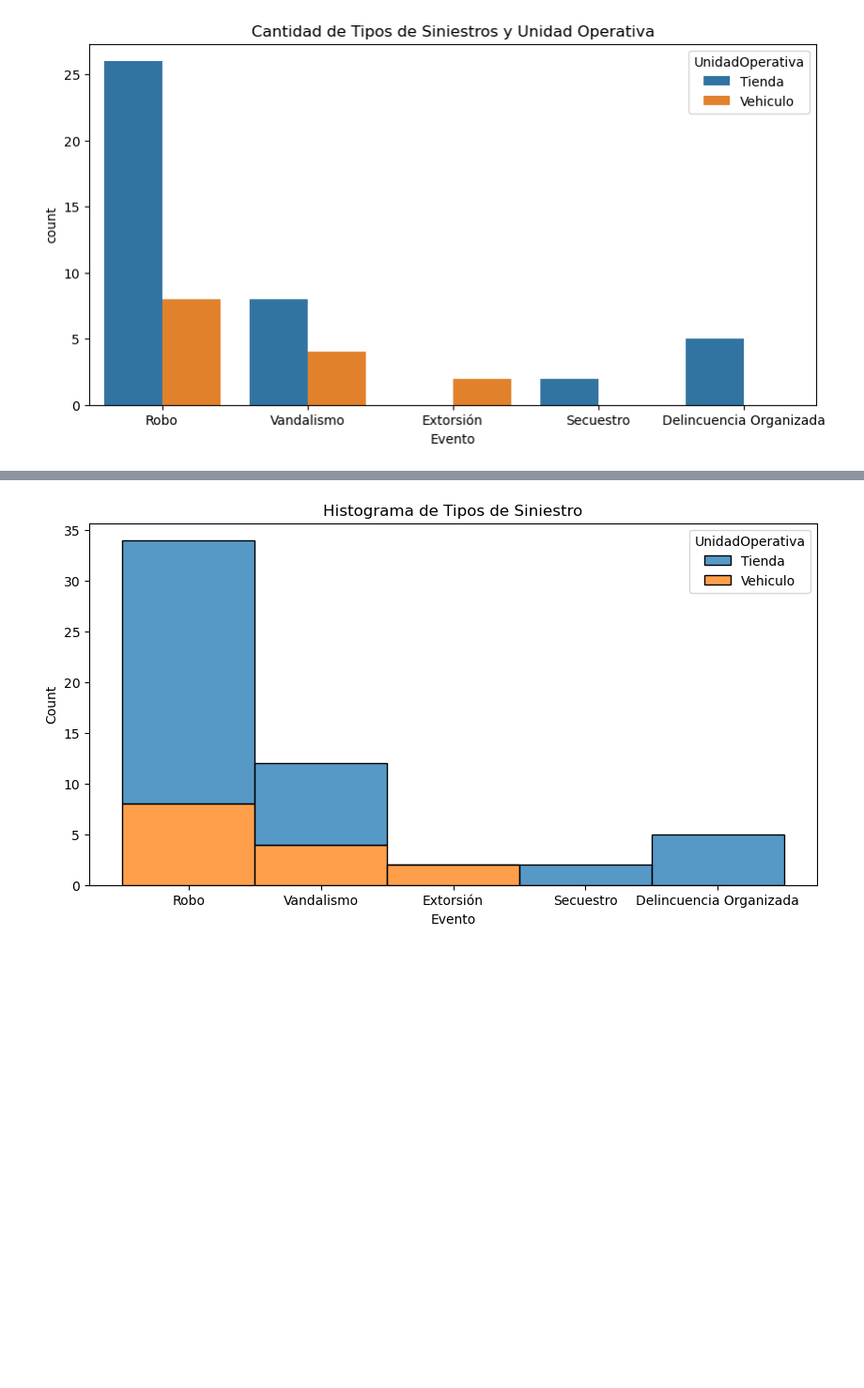
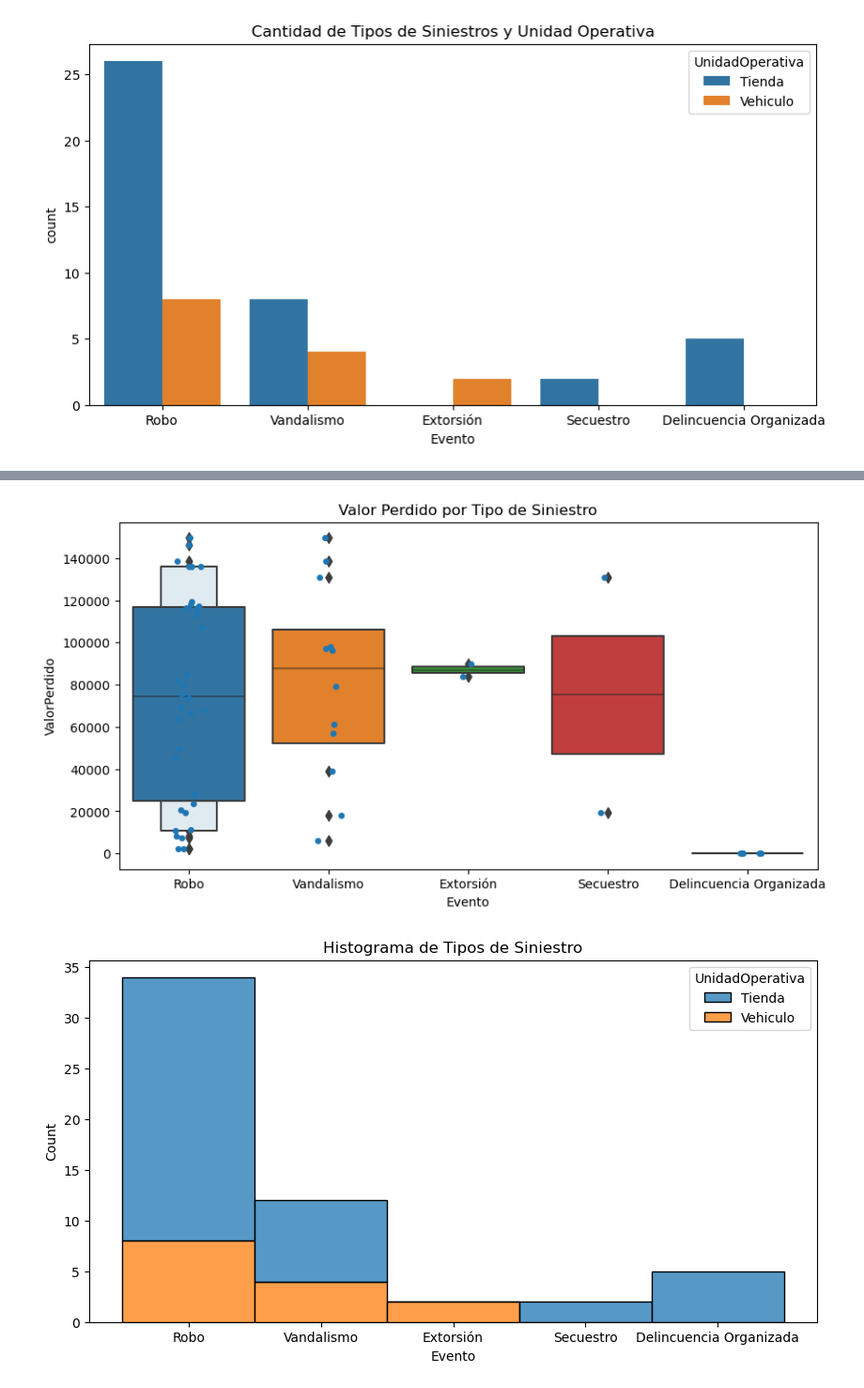
Before and after one commit to AI-PA/ARMUR_TEST, a Jupyter notebook: Notebooks/Main.ipynb, the cells around one changed output, grey strips where cells are left out. Shown at 94% size. Drawn from its saved outputs; the diff is of its cells as text; code cells hidden in the pictures; blank space fills up the shorter version.

```diff
--- a/Notebooks/Main.ipynb
+++ b/Notebooks/Main.ipynb
@@ -243,3 +243,10 @@ plt.show()
+# %%
+plt.figure(figsize=(10,5))
+sns.boxenplot(data=df_siniestros,x='Evento',y='ValorPerdido')
+sns.stripplot(data=df_siniestros,x='Evento',y='ValorPerdido').set_title("Valor Perdido por Tipo de Siniestro")
+plt.show()
+# %% [output]
+[figure, added]
 # %%
 plt.figure(figsize=(10,5))
 sns.histplot(data=df_siniestros,x='Evento',hue='UnidadOperativa',multiple='stack').set_title("Histograma de Tipos de Siniestro")
```
Also changed, not shown: parts of 1 cell of this notebook, 2 other files.
